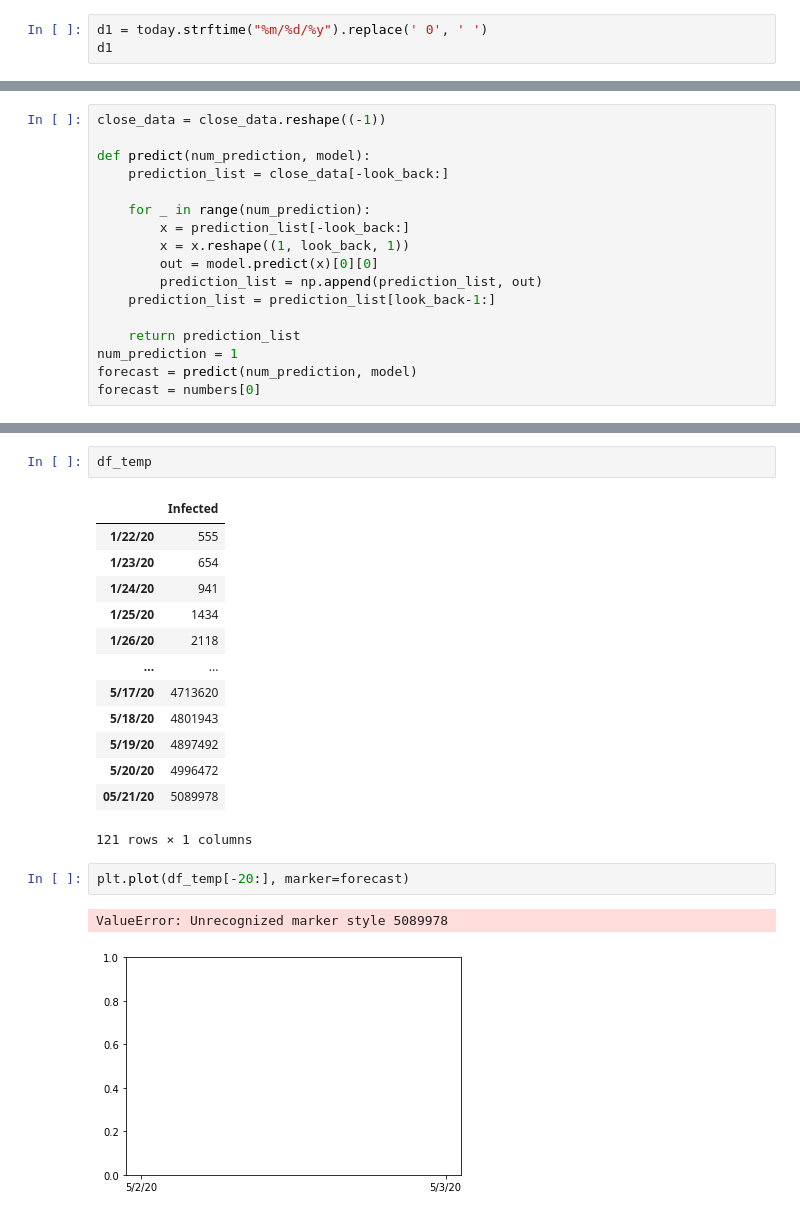
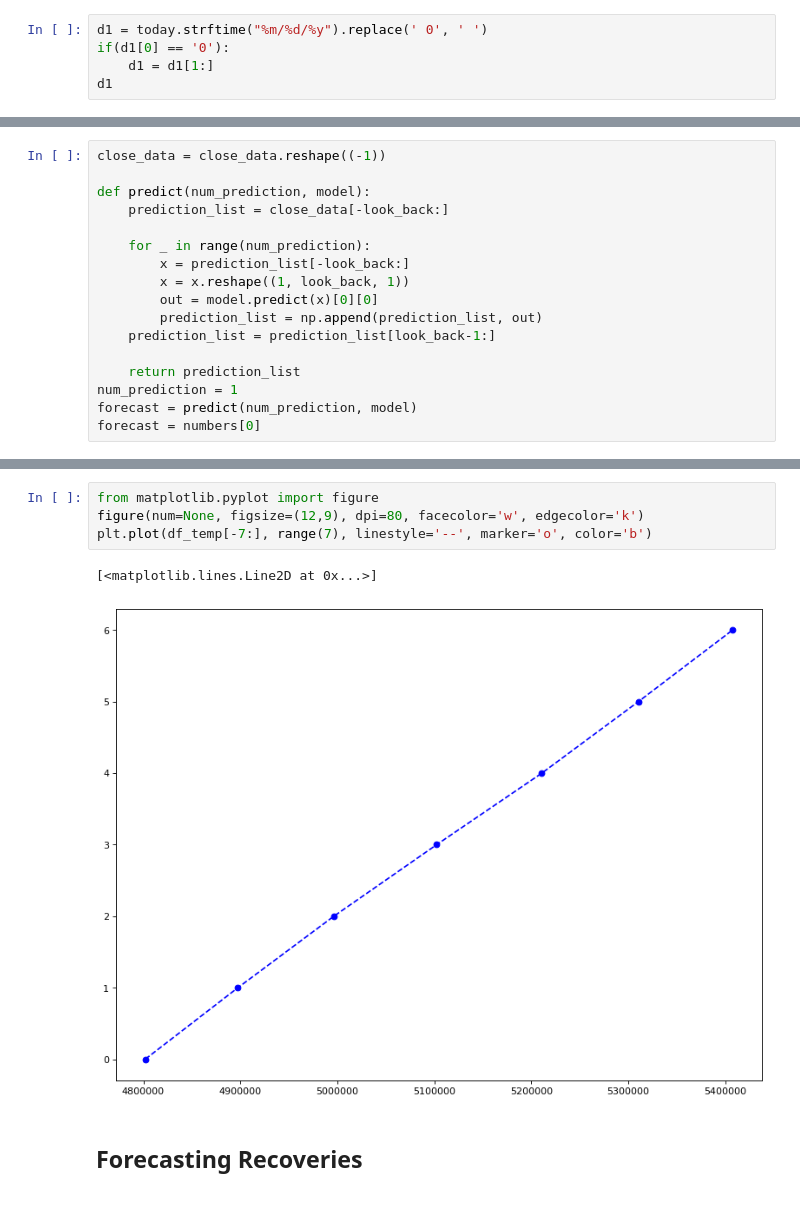
Before and after one commit to asrjy/covid-lstm, a Jupyter notebook: lstm.ipynb, the cells around one changed output, grey strips where cells are left out. Saved outputs shown, nothing was run; the diff lists cells and outputs as text.

```diff
--- a/lstm.ipynb
+++ b/lstm.ipynb
@@ -32,5 +30,7 @@ deaths_url = "https://github.com/CSSEGISandData/COVID-19/raw/master/csse_covid_1
 recovered_url = "https://github.com/CSSEGISandData/COVID-19/raw/master/csse_covid_19_data/csse_covid_19_time_series/time_series_covid19_recovered_global.csv"
 # %%
 d1 = today.strftime("%m/%d/%y").replace(' 0', ' ')
+if(d1[0] == '0'):
+    d1 = d1[1:]
 d1
 # %% [output]
@@ -205,21 +255,9 @@ df_temp.loc[d1] = forecast
-# %%
-df_temp
-# %% [output]
-|  | Infected |
-| 1/22/20 | 555 |
-| 1/23/20 | 654 |
-| 1/24/20 | 941 |
-| 1/25/20 | 1434 |
-| 1/26/20 | 2118 |
-| ... | ... |
-| 5/17/20 | 4713620 |
-| 5/18/20 | 4801943 |
-| 5/19/20 | 4897492 |
-| 5/20/20 | 4996472 |
-| 05/21/20 | 5089978 |
-121 rows × 1 columns
-# %%
-plt.plot(df_temp[-20:], marker=forecast)
-# %% [output]
-ValueError: Unrecognized marker style 5089978
-[figure, removed]
+# %%
+from matplotlib.pyplot import figure
+figure(num=None, figsize=(12,9), dpi=80, facecolor='w', edgecolor='k')
+plt.plot(df_temp[-7:], range(7), linestyle='--', marker='o', color='b')
+# %% [output]
+[<matplotlib.lines.Line2D at 0x...>]
+[figure, added]
+# %% [markdown]
+## Forecasting Recoveries
```
Also changed, not shown: parts of 38 cells of this notebook.
